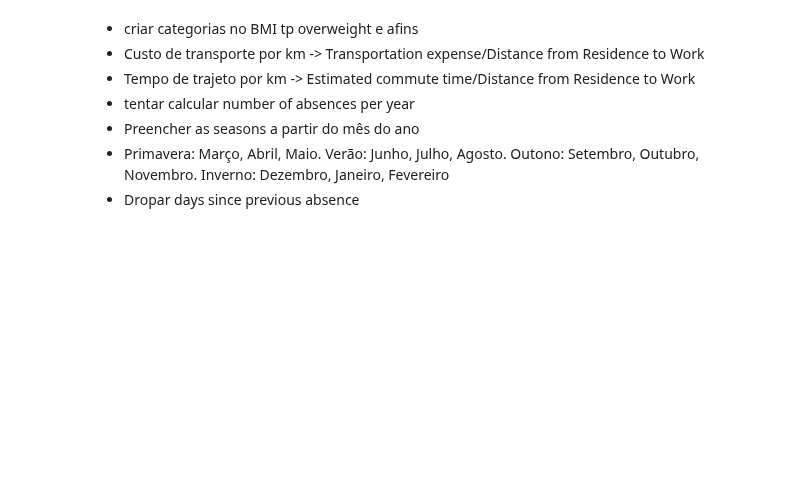
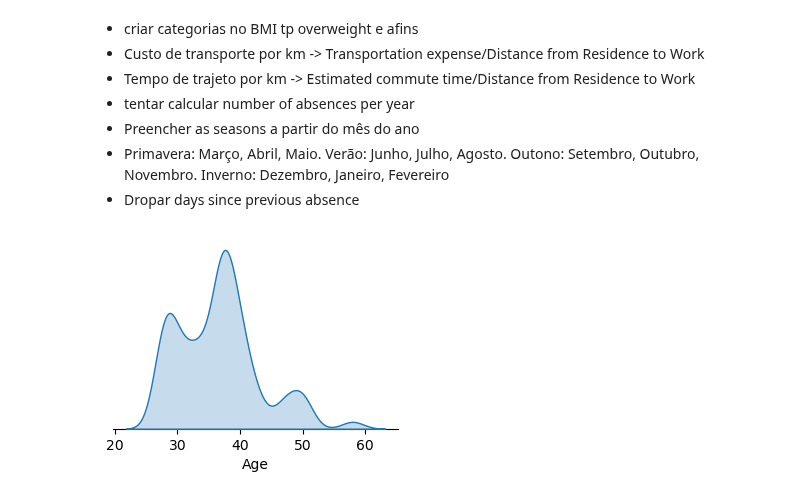
Before and after one commit to Pinky-Tie/reasons_for_absenteeism, a Jupyter notebook: eda/pc_inicial.ipynb, the cells around one changed output. Saved outputs shown, nothing was run; the diff lists cells and outputs as text; code cells hidden in the pictures; blank space fills up the shorter version.

```diff
--- a/eda/pc_inicial.ipynb
+++ b/eda/pc_inicial.ipynb
@@ -222,3 +375,12 @@ Verão: Junho, Julho, Agosto.
 Outono: Setembro, Outubro, Novembro.
 Inverno: Dezembro, Janeiro, Fevereiro
 * Dropar days since previous absence
+# %%
+# Select the columns for the pair plot
+x = ['Service time', 'Age']
+# Create the pair plot
+sns.pairplot(data[x], kind='scatter', diag_kind='kde', corner=True, aspect=1.25)
+# Display the plot
+plt.show()
+# %% [output]
+[figure, added]
```
Also changed, not shown: parts of 23 cells of this notebook.
